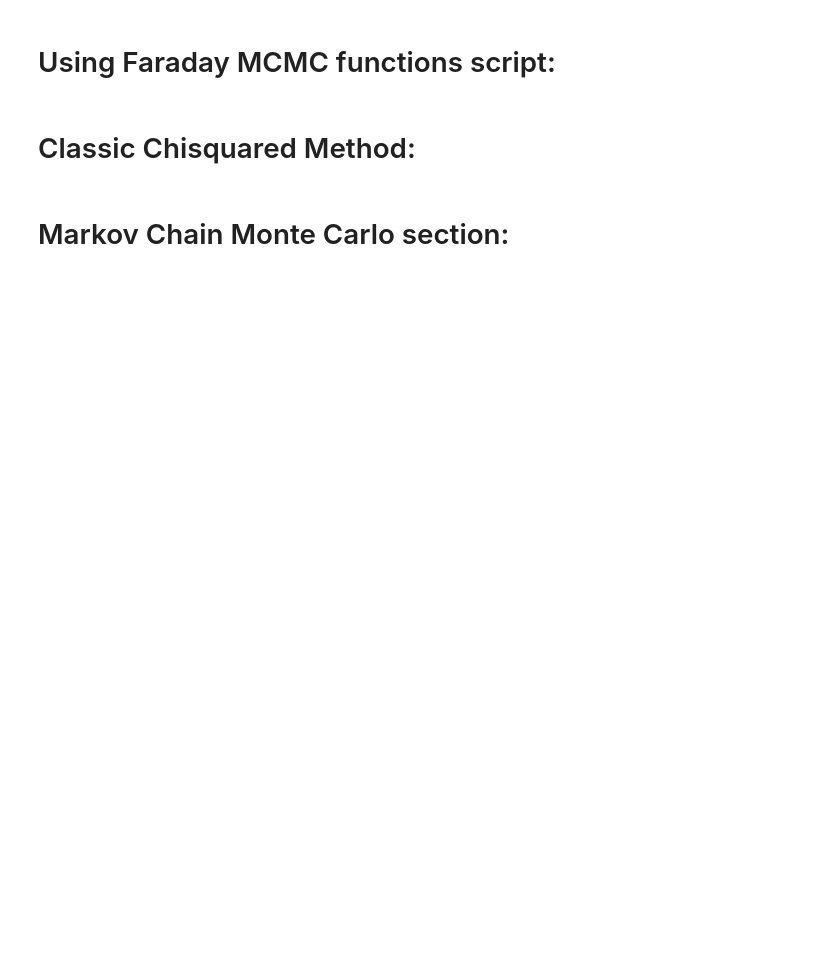
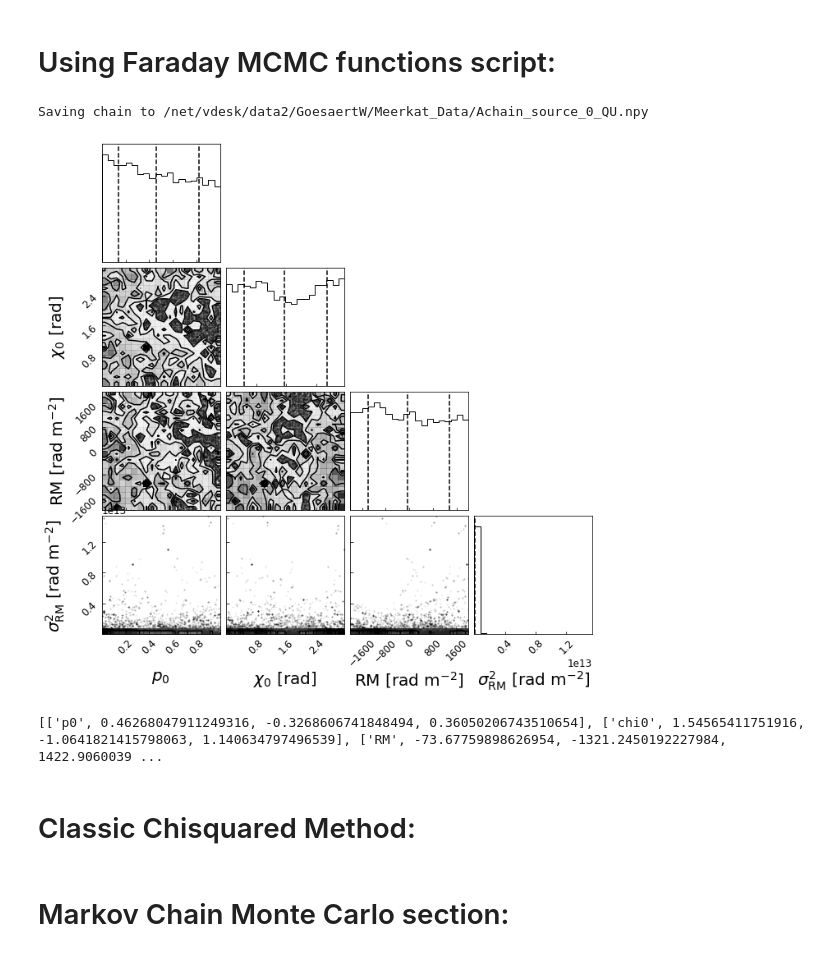
Before and after one commit to Woutmg/Meerkat_FracPol_New, a Jupyter notebook: MCMC_Faradayrotation.ipynb, the cells around one changed output. Saved outputs shown, nothing was run; the diff lists cells and outputs as text; code cells hidden in the pictures; blank space fills up the shorter version.

Commit message:
started implementing gabriellas mcmc

```diff
--- a/MCMC_Faradayrotation.ipynb
+++ b/MCMC_Faradayrotation.ipynb
@@ -48,6 +50,7 @@ I_unc_select = flux_unc_I[:,mask]
 Q_unc_select = flux_unc_Q[:,mask]
 U_unc_select = flux_unc_U[:,mask]
 phi_select = sources_phi[mask]
+rsl_select = rsl[mask]
 
 angles = 0.5*np.arctan(U_select/Q_select)
 linpol = np.sqrt(U_select**2 + Q_select**2)
@@ -121,6 +128,7 @@ I_unc_compar = I_unc_select[:,mask_erik]
 Q_unc_compar = Q_unc_select[:,mask_erik]
 U_unc_compar = U_unc_select[:,mask_erik]
 phi_compar = phi_select[mask_erik]
+rsl_compar = rsl_select[mask_erik]
 
 angles_compar = 0.5*np.arctan(U_compar/Q_compar)
 linpol_compar = np.sqrt(U_compar**2 + Q_compar**2)
@@ -132,3 +137,23 @@ fit_dataI, fit_data, x, y = mcmc.polarization_fitting(lamb, I_compar, I_unc_comp
+# %%
+reload(mcmc)
+reload(mcmc_plots)
+#We will look at the last of the 4 sources:
+source=3
+fit_dataI, fit_data, x, y = mcmc.polarization_fitting(lamb**2, I_compar[:,source], I_unc_compar[:,source]\
+                        , Q_compar[:,source], Q_unc_compar[:,source], U_compar[:,source], U_unc_compar[:,source]\
+                        , phi_compar[source], rsl_compar[source]['RA'], rsl_compar[source]['DEC'], cornerplot=True,curvature=True\
+                        ,sourcenum=0)
+
+plots.plots(depol, 'depolfit_test', lamb**2, fit_dataI[0], fit_dataI[1], fit_dataI[2], fit_data[0], fit_data[1], fit_data[2], fit_data[3], I_compar[:,source], I_unc_compar[:,source]\
+                        , Q_compar[:,source], Q_unc_compar[:,source], U_compar[:,source], U_unc_compar[:,source]\
+                        , y_X, err_X, y_p, err_p, xlim=[0.005, 0.06], imgformat="pdf",saveplot=False)
+# %% [output]
+Saving chain to /net/vdesk/data2/GoesaertW/Meerkat_Data/Achain_source_0_QU.npy
+[figure, added]
+# %%
+print(fit_data)
+# %% [output]
+[['p0', 0.46268047911249316, -0.3268606741848494, 0.36050206743510654], ['chi0', 1.54565411751916, -1.0641821415798063, 1.140634797496539], ['RM', -73.67759898626954, -1321.2450192227984, 1422.9060039 ...
 # %% [markdown]
 # Classic Chisquared Method:
 # %%
```
Also changed, not shown: parts of 3 cells of this notebook, 2 other files.
